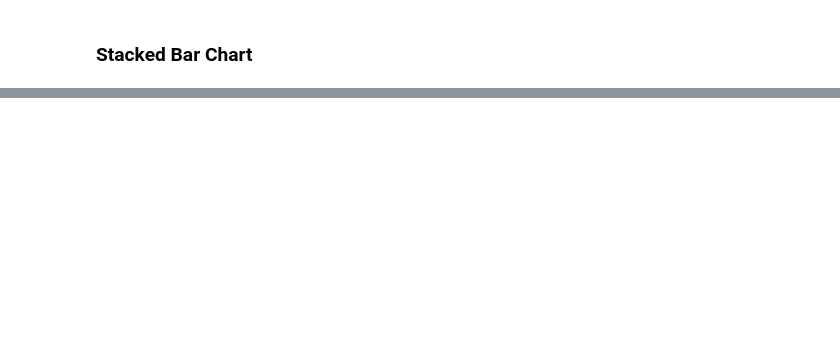
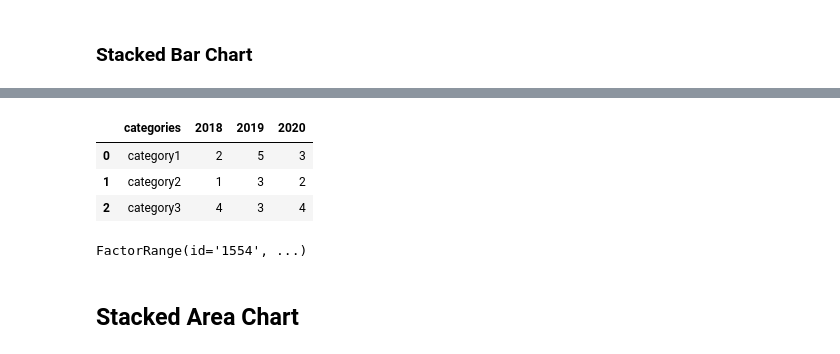
Before and after one commit to GabeMaldonado/JupyterNotebooks, a Jupyter notebook: Bokeh_I.ipynb, the cells around one changed output, grey strips where cells are left out. Drawn from its saved outputs; the diff is of its cells as text; code cells hidden in the pictures; blank space fills up the shorter version.

```diff
--- a/Bokeh_I.ipynb
+++ b/Bokeh_I.ipynb
@@ -162,0 +170,34 @@ show(stacked_bar_chart)
+# %%
+from bokeh.core.properties import value
+from bokeh.transform import dodge
+
+# create some random data
+
+categories = ['category1', 'category2', 'category3']
+
+df_grouped = pd.DataFrame({'categories' : categories,
+                           '2018' : [2, 1, 4],
+                           '2019' : [5, 3, 3],
+                           '2020' : [3, 2, 4]})
+
+# create instance of a figure
+bar_grouped = figure(x_range=categories, y_range = (0, 10), plot_height = 350)
+
+# define position of bars on chart
+dodge1 = dodge('categories', -0.25, range=bar_grouped.x_range)
+dodge2 = dodge('categories', 0.0, range=bar_grouped.x_range)
+dodge3 = dodge('categories', 0.25, range=bar_grouped.x_range)
+
+bar_grouped.vbar(x=dodge1, top='2018', width=0.2, source=df_grouped, color='blue', legend_label='2018')
+bar_grouped.vbar(x=dodge2, top='2019', width=0.2, source=df_grouped, color='green', legend_label='2019')
+bar_grouped.vbar(x=dodge3, top='2020', width=0.2, source=df_grouped, color='red', legend_label='2020')
+
+# configure legend
+
+bar_grouped.legend.location = 'top_left'
+bar_grouped.legend.orientation = 'horizontal'
+
+
+bar_grouped.add_tools(HoverTool())
+output_file('/grouped_bar_chart.html')
+show(bar_grouped)
@@ -162,0 +208,13 @@ show(stacked_bar_chart)
+# %%
+df_grouped.head()
+# %% [output]
+|  | categories | 2018 | 2019 | 2020 |
+| 0 | category1 | 2 | 5 | 3 |
+| 1 | category2 | 1 | 3 | 2 |
+| 2 | category3 | 4 | 3 | 4 |
+# %%
+print(bar_chart.x_range)
+# %% [output]
+FactorRange(id='1554', ...)
+# %% [markdown]
+## Stacked Area Chart
```
Also changed, not shown: parts of 10 cells of this notebook.
